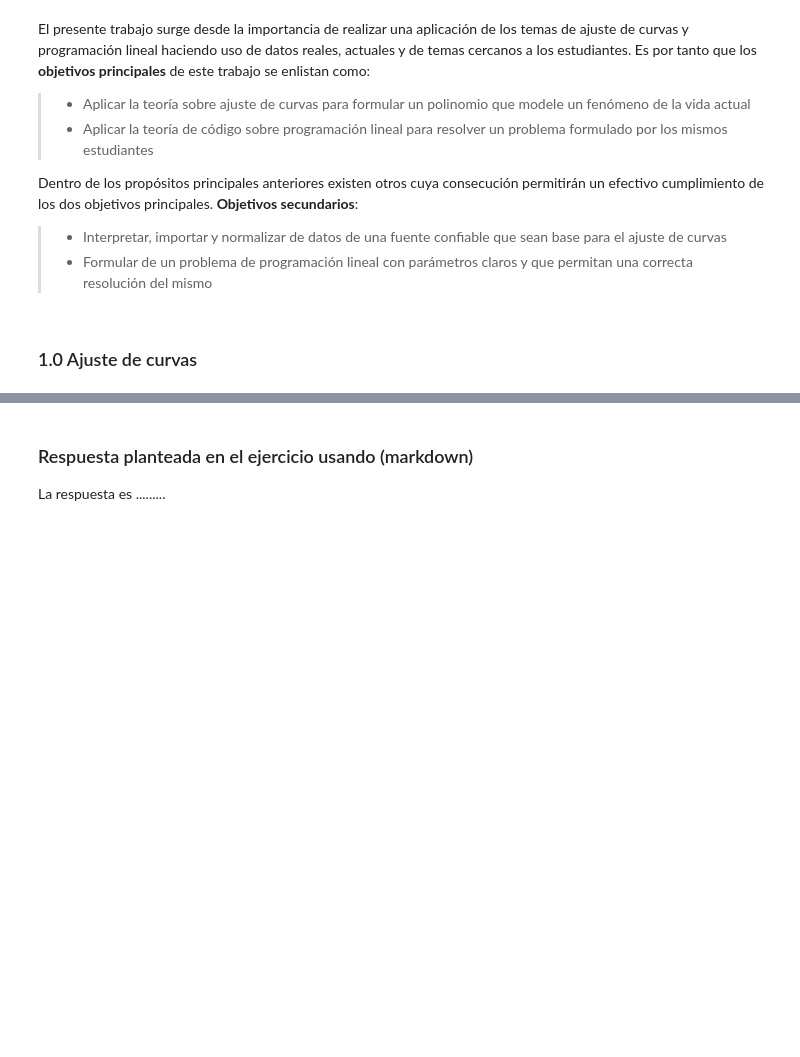
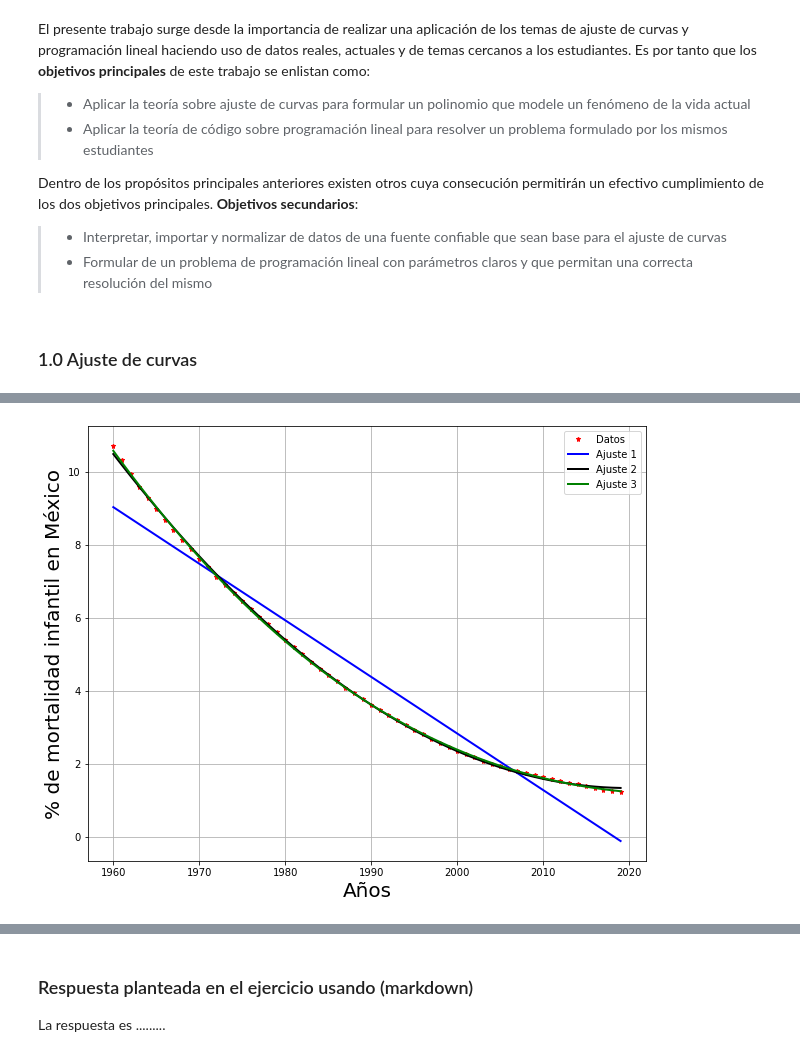
Before and after one commit to Samuelrodriguezp/Proyecto1_RguezSamuel, a Jupyter notebook: Proyecto.ipynb, the cells around one changed output, grey strips where cells are left out. Drawn from its saved outputs; the diff is of its cells as text; code cells hidden in the pictures; blank space fills up the shorter version.

Commit message:
terminar ajuste de cruvas

```diff
--- a/Proyecto.ipynb
+++ b/Proyecto.ipynb
@@ -47,0 +84,32 @@ Así que surgió la pregunta: siguiendo esta tendencia ¿en qué año la mortali
+# %%
+#Ajusta polinomio de grado 1
+b01 = np.zeros(2)    #beta_inicial
+ajuste1 = opt.minimize(fun_obj, b01, args=(x_norm,y_norm,1))
+
+#Ajusta polinomio de grado 2
+b02 = np.zeros(3)
+ajuste2 = opt.minimize(fun_obj, b02, args=(x_norm,y_norm,2))
+
+#Ajusta polinomio de grado 3
+b03 = np.zeros(4)
+ajuste3 = opt.minimize(fun_obj, b03, args=(x_norm,y_norm,3))
+# %%
+#Objeter datos y reajustarlos para volver a la escala inicial
+yhat1 = ajuste1.x.dot([x_norm**i for i in range(2)])*(max(y)-min(y)) + min(y)
+yhat2 = ajuste2.x.dot([x_norm**i for i in range(3)])*(max(y)-min(y)) + min(y)
+yhat3 = ajuste3.x.dot([x_norm**i for i in range(4)])*(max(y)-min(y)) + min(y)
+# %%
+plt.figure(figsize=(10,8))
+
+plt.plot(x, y, 'r*', ms=5, label='Datos')
+plt.plot(x, yhat1, 'b', lw=2, label='Ajuste 1')
+plt.plot(x, yhat2, 'k', lw=2, label='Ajuste 2')
+plt.plot(x, yhat3, 'g', lw=2, label='Ajuste 3')
+plt.xlabel('Años',fontsize=20)
+plt.ylabel('% de mortalidad infantil en México',fontsize=20)
+
+plt.grid()
+plt.legend(loc='best')
+plt.show()
+# %% [output]
+[figure, added]
```
Also changed, not shown: parts of 24 cells of this notebook, 1 other file.
